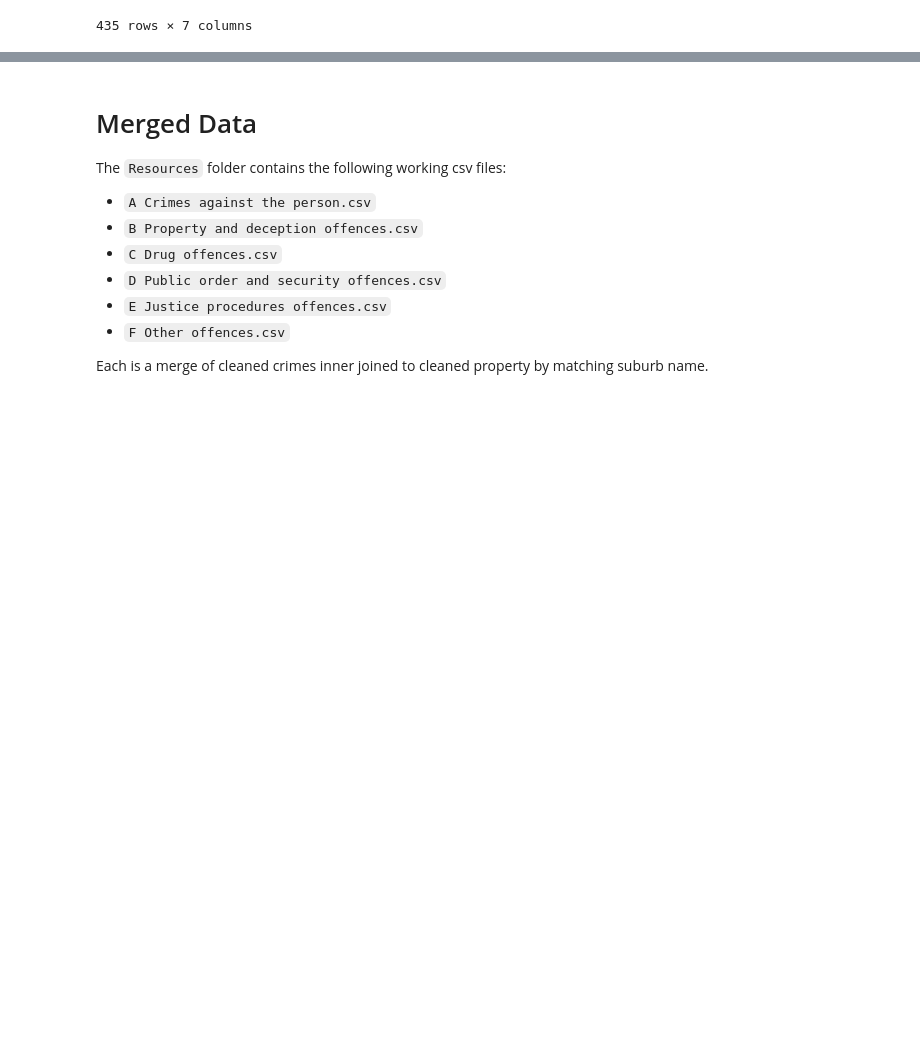
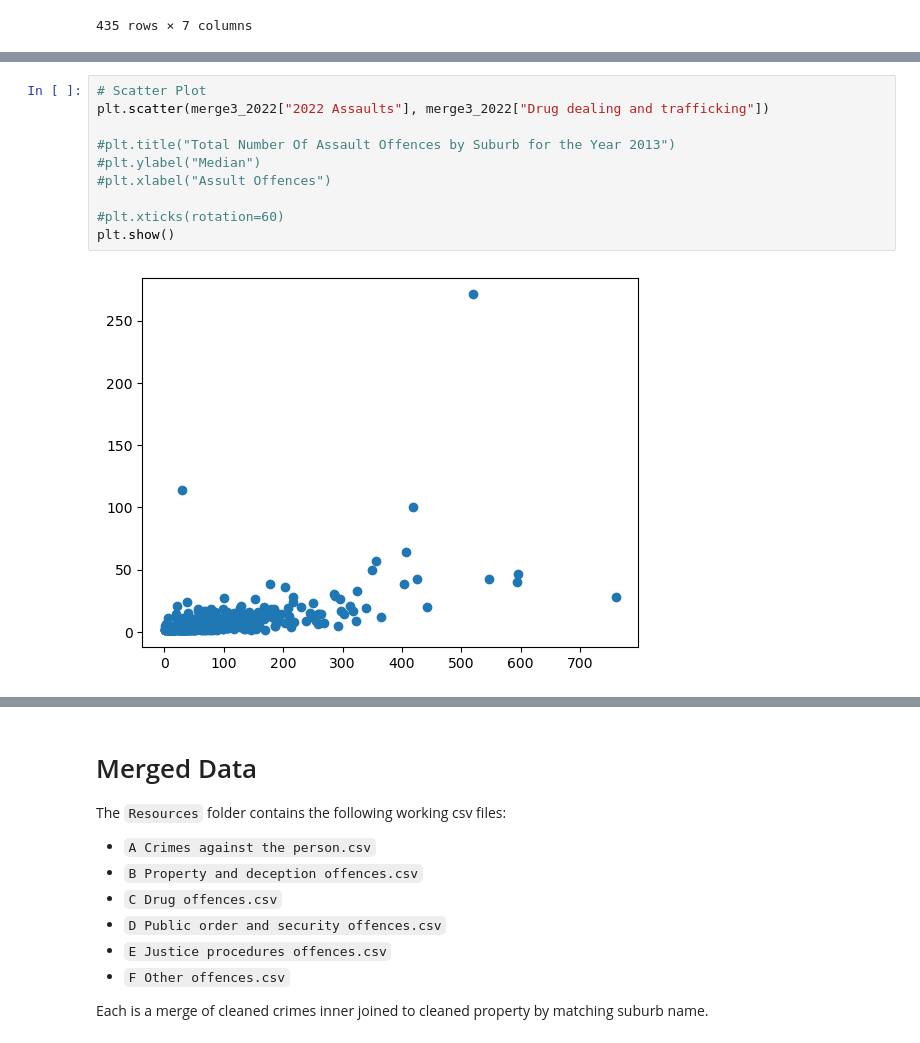
Before and after one commit to rsamma1606/proj-one-group-8, a Jupyter notebook: prj-one_Crime_vs_Property-Copy3.ipynb, the cells around one changed output, grey strips where cells are left out. Drawn from its saved outputs; the diff is of its cells as text; blank space fills up the shorter version.

Commit message:
added plots

```diff
--- a/prj-one_Crime_vs_Property-Copy3.ipynb
+++ b/prj-one_Crime_vs_Property-Copy3.ipynb
@@ -374,0 +395,12 @@ merge3_2022
+# %%
+# Scatter Plot
+plt.scatter(merge3_2022["2022 Assaults"], merge3_2022["Drug dealing and trafficking"])
+
+#plt.title("Total Number Of Assault Offences by Suburb for the Year 2013")
+#plt.ylabel("Median")
+#plt.xlabel("Assult Offences")
+
+#plt.xticks(rotation=60)
+plt.show()
+# %% [output]
+[figure, added]
```
Also changed, not shown: parts of 7 cells of this notebook.
